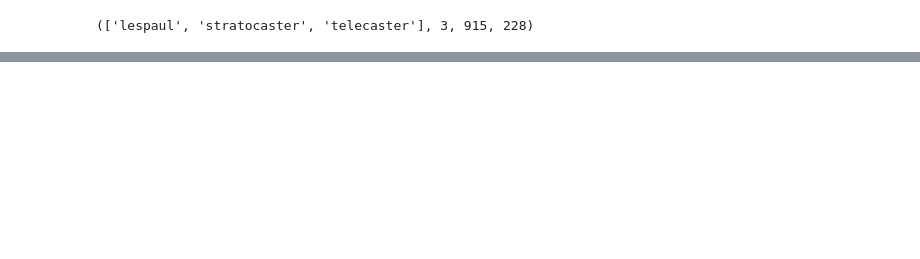
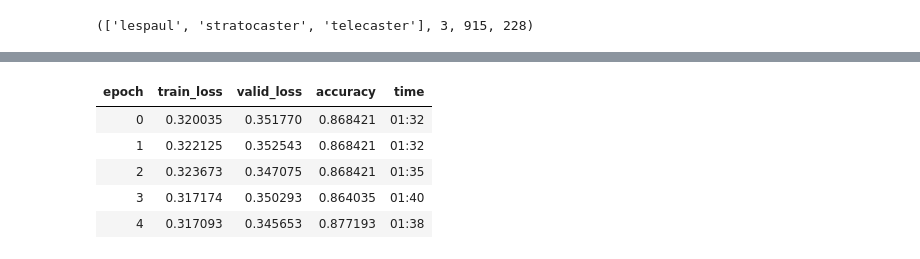
Before and after one commit to cidfelipe/whatsmyguitar, a Jupyter notebook: Reconhecendo_Guitarras_com_DL-V2.ipynb, the cells around one changed output, grey strips where cells are left out. Cells and saved outputs as stored; diff of their text form; code cells hidden in the pictures; blank space fills up the shorter version.

```diff
--- a/Reconhecendo_Guitarras_com_DL-V2.ipynb
+++ b/Reconhecendo_Guitarras_com_DL-V2.ipynb
@@ -422,0 +431,9 @@ OSError: [Errno 12] Cannot allocate memory
+# %%
+learn.fit_one_cycle(5, max_lr=slice(1e-04))
+# %% [output]
+| epoch | train_loss | valid_loss | accuracy | time |
+| 0 | 0.320035 | 0.351770 | 0.868421 | 01:32 |
+| 1 | 0.322125 | 0.352543 | 0.868421 | 01:32 |
+| 2 | 0.323673 | 0.347075 | 0.868421 | 01:35 |
+| 3 | 0.317174 | 0.350293 | 0.864035 | 01:40 |
+| 4 | 0.317093 | 0.345653 | 0.877193 | 01:38 |
```
Also changed, not shown: parts of 11 cells of this notebook.
